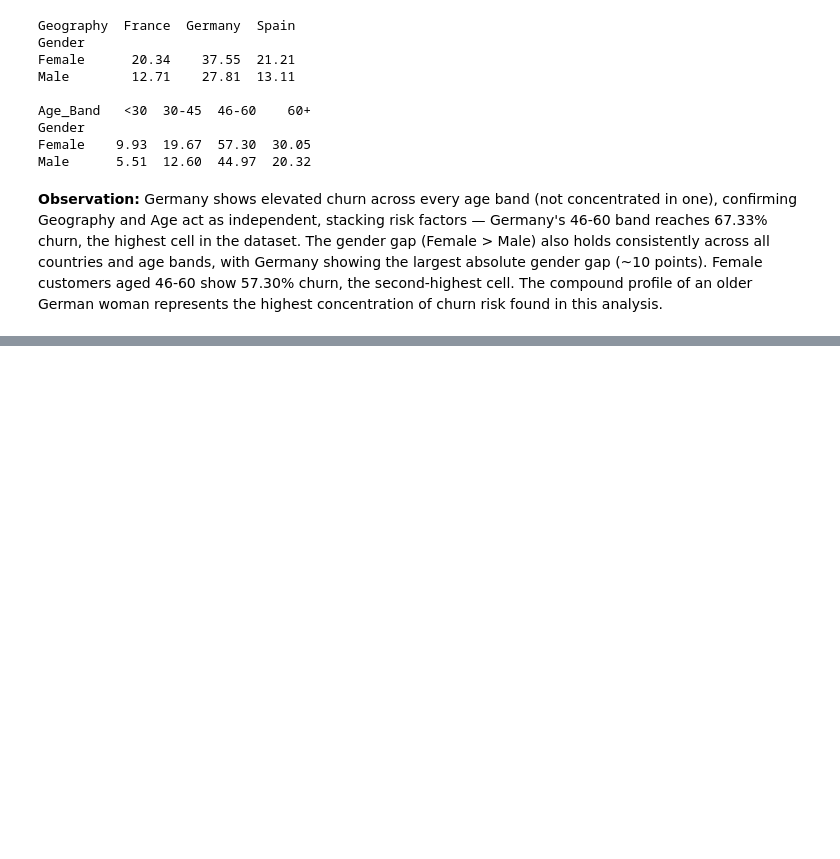
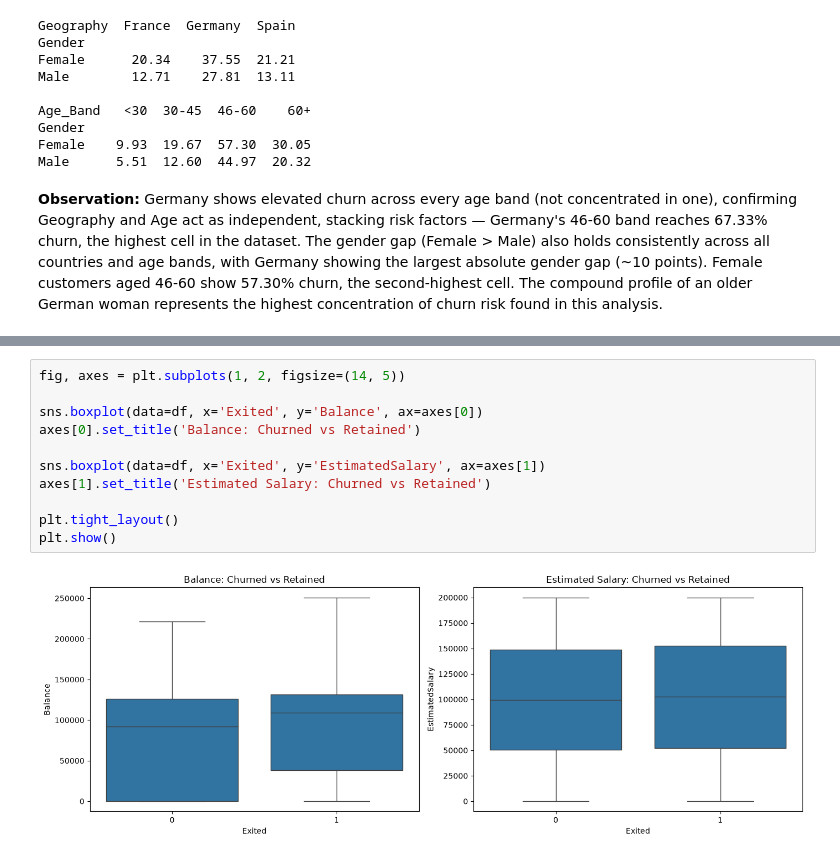
Before and after one commit to VanshKansal1110/Data_Analytics_Projects, a Jupyter notebook: Project_02__Bank_Churn_Segmentation/notebooks/01_eda.ipynb, the cells around one changed output, grey strips where cells are left out. Drawn from its saved outputs; the diff is of its cells as text; blank space fills up the shorter version.

Commit message:
High-value customer churn analysis: quantify revenue at risk and compare balance vs salary patterns

```diff
--- a/Project_02__Bank_Churn_Segmentation/notebooks/01_eda.ipynb
+++ b/Project_02__Bank_Churn_Segmentation/notebooks/01_eda.ipynb
@@ -287,0 +325,13 @@ Male      5.51  12.60  44.97  20.32
+# %%
+fig, axes = plt.subplots(1, 2, figsize=(14, 5))
+
+sns.boxplot(data=df, x='Exited', y='Balance', ax=axes[0])
+axes[0].set_title('Balance: Churned vs Retained')
+
+sns.boxplot(data=df, x='Exited', y='EstimatedSalary', ax=axes[1])
+axes[1].set_title('Estimated Salary: Churned vs Retained')
+
+plt.tight_layout()
+plt.show()
+# %% [output]
+[figure, added]
```
Also changed, not shown: parts of 5 cells of this notebook.
